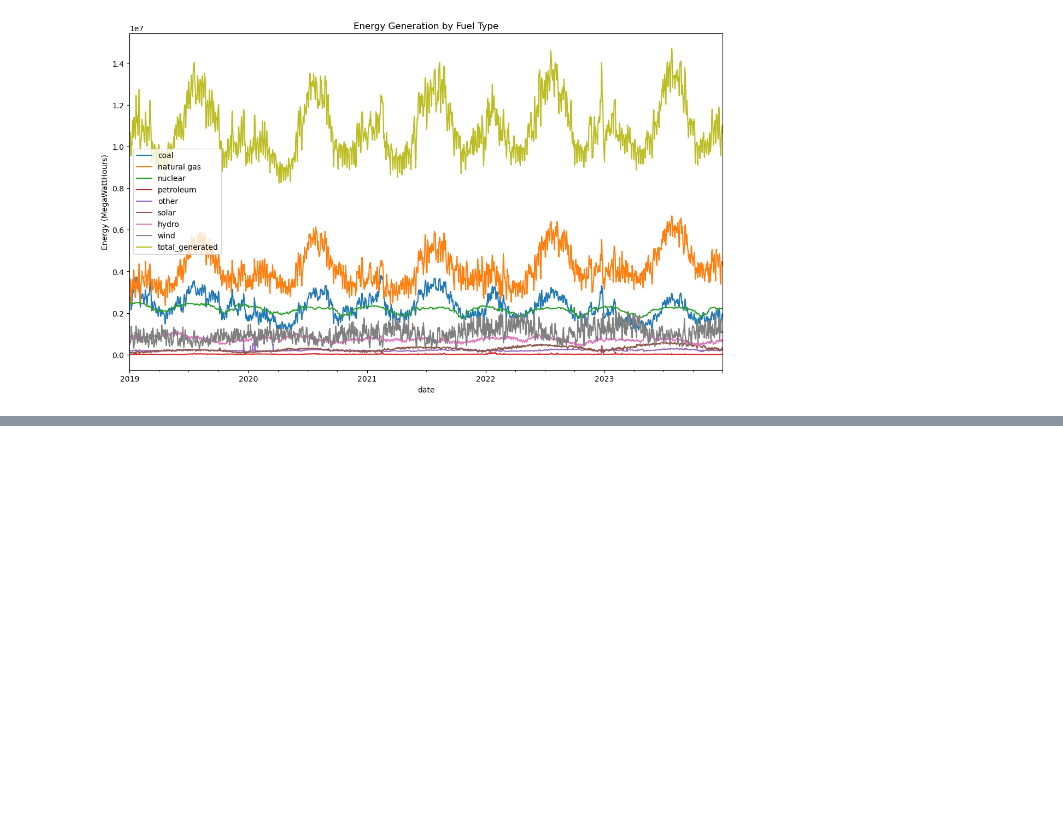
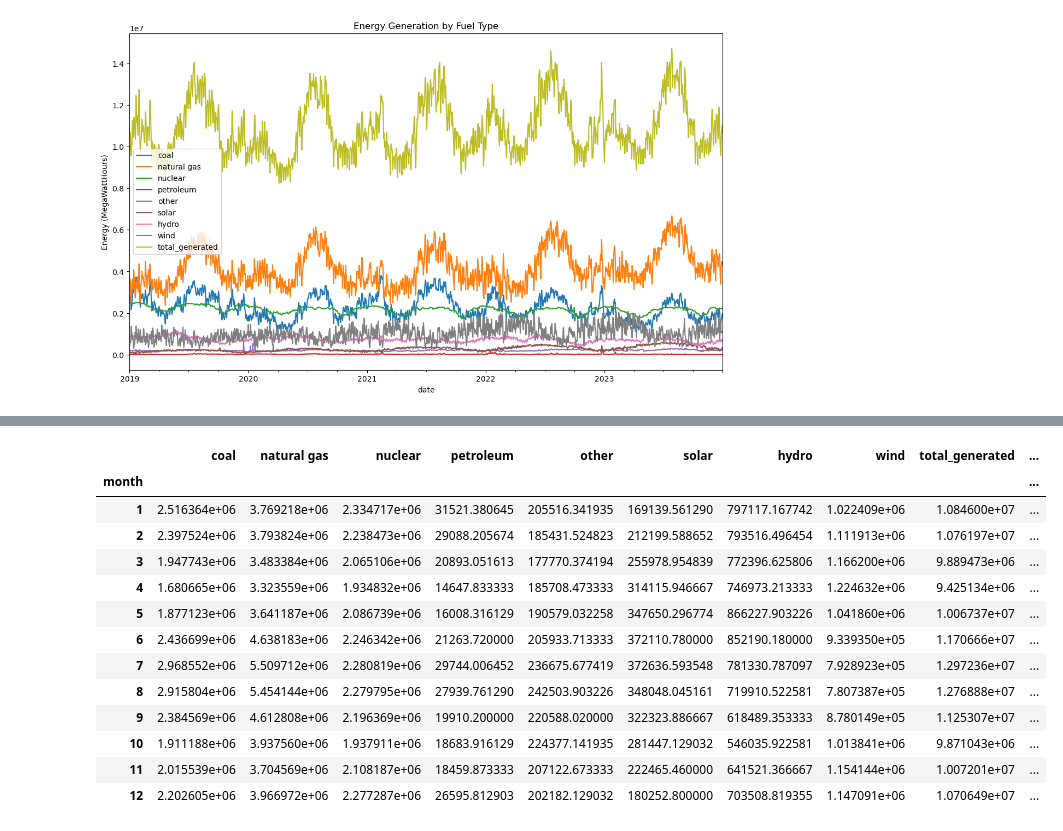
Before and after one commit to sbenston/energy_forecasting, a Jupyter notebook: energy_data_exploration.ipynb, the cells around one changed output, grey strips where cells are left out. Saved outputs shown, nothing was run; the diff lists cells and outputs as text; code cells hidden in the pictures; blank space fills up the shorter version.

```diff
--- a/energy_data_exploration.ipynb
+++ b/energy_data_exploration.ipynb
@@ -150,0 +164,20 @@ Text(0, 0.5, 'Energy (MegaWattHours)')
+# %%
+# Get mean values by month
+energy_by_month = energy_df.groupby('month').mean()
+
+energy_by_month
+# %% [output]
+|  | coal | natural gas | nuclear | petroleum | other | solar | hydro | wind | total_generated | ... |
+| month |  |  |  |  |  |  |  |  |  | ... |
+| 1 | 2.516364e+06 | 3.769218e+06 | 2.334717e+06 | 31521.380645 | 205516.341935 | 169139.561290 | 797117.167742 | 1.022409e+06 | 1.084600e+07 | ... |
+| 2 | 2.397524e+06 | 3.793824e+06 | 2.238473e+06 | 29088.205674 | 185431.524823 | 212199.588652 | 793516.496454 | 1.111913e+06 | 1.076197e+07 | ... |
+| 3 | 1.947743e+06 | 3.483384e+06 | 2.065106e+06 | 20893.051613 | 177770.374194 | 255978.954839 | 772396.625806 | 1.166200e+06 | 9.889473e+06 | ... |
+| 4 | 1.680665e+06 | 3.323559e+06 | 1.934832e+06 | 14647.833333 | 185708.473333 | 314115.946667 | 746973.213333 | 1.224632e+06 | 9.425134e+06 | ... |
+| 5 | 1.877123e+06 | 3.641187e+06 | 2.086739e+06 | 16008.316129 | 190579.032258 | 347650.296774 | 866227.903226 | 1.041860e+06 | 1.006737e+07 | ... |
+| 6 | 2.436699e+06 | 4.638183e+06 | 2.246342e+06 | 21263.720000 | 205933.713333 | 372110.780000 | 852190.180000 | 9.339350e+05 | 1.170666e+07 | ... |
+| 7 | 2.968552e+06 | 5.509712e+06 | 2.280819e+06 | 29744.006452 | 236675.677419 | 372636.593548 | 781330.787097 | 7.928923e+05 | 1.297236e+07 | ... |
+| 8 | 2.915804e+06 | 5.454144e+06 | 2.279795e+06 | 27939.761290 | 242503.903226 | 348048.045161 | 719910.522581 | 7.807387e+05 | 1.276888e+07 | ... |
+| 9 | 2.384569e+06 | 4.612808e+06 | 2.196369e+06 | 19910.200000 | 220588.020000 | 322323.886667 | 618489.353333 | 8.780149e+05 | 1.125307e+07 | ... |
+| 10 | 1.911188e+06 | 3.937560e+06 | 1.937911e+06 | 18683.916129 | 224377.141935 | 281447.129032 | 546035.922581 | 1.013841e+06 | 9.871043e+06 | ... |
+| 11 | 2.015539e+06 | 3.704569e+06 | 2.108187e+06 | 18459.873333 | 207122.673333 | 222465.460000 | 641521.366667 | 1.154144e+06 | 1.007201e+07 | ... |
+| 12 | 2.202605e+06 | 3.966972e+06 | 2.277287e+06 | 26595.812903 | 202182.129032 | 180252.800000 | 703508.819355 | 1.147091e+06 | 1.070649e+07 | ... |
```
Also changed, not shown: parts of 3 cells of this notebook.
